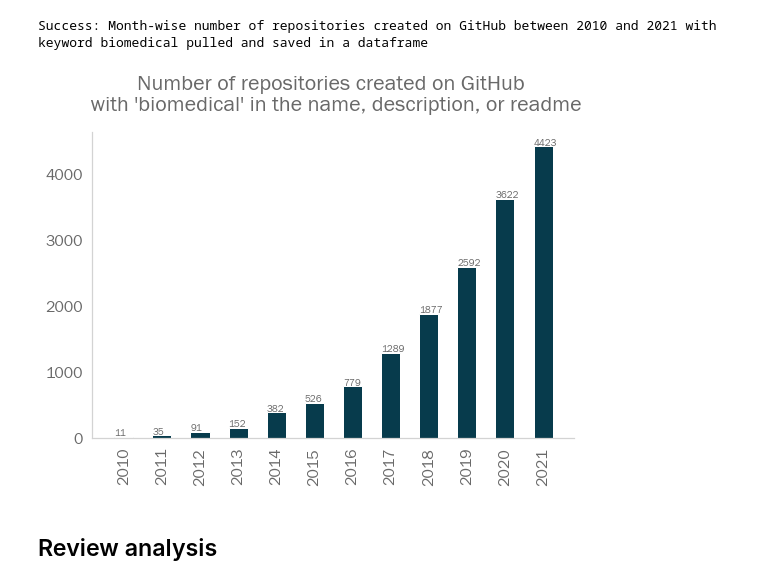
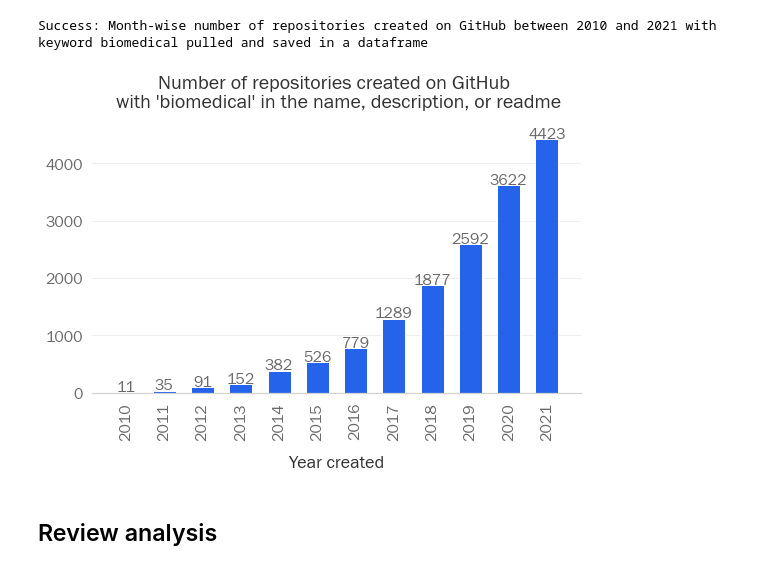
Before and after one commit to FAIR-BioRS/Code, a Jupyter notebook: main.ipynb, the cells around one changed output. Cells and saved outputs as stored; diff of their text form; code cells hidden in the pictures.

```diff
--- a/main.ipynb
+++ b/main.ipynb
@@ -11,6 +11,7 @@ import math
 from IPython.display import clear_output
 import re
 import collections
+import textwrap
 %matplotlib inline
 pd.set_option('display.max_colwidth', -1)
 
@@ -21,7 +22,8 @@ color_5 = '#ef476f'
 color_2 = '#ffd166'
 color_3 = '#06d6a0'
 color_4 = '#118ab2'
-color_1 = '#073b4c'
+#color_1 = '#073b4c'
+color_1 = '#2563EB'
 color_palette = [color_1, color_2, color_3, color_4, color_5, color_6]
 
 import seaborn as sns
@@ -58,9 +60,9 @@ def create_folder_if_not_exist(folder_path):
         os.mkdir(folder_path)
     return(folder_path)
 
-def save_image_png(fig, folder_path, plot_name):
+def save_image_png(fig, folder_path, plot_name, output_format):
     folder_path = create_folder_if_not_exist(folder_path)
-    file_name = plot_name + ".png"
+    file_name = plot_name + "." + output_format
     file_path = os.path.join(folder_path, file_name)
     fig.savefig(file_path, bbox_inches='tight')
 
@@ -131,27 +133,32 @@ Success: Month-wise number of repositories created on GitHub between 2010 and 20
 # %%
 # visualize results
 github_input_file = os.path.join('input','github_biomedical_repo_count_yearwise.csv')
 df = pd.read_csv(github_input_file)
 fig, ax = plt.subplots(figsize=(8,6))
-width = 0.5
+width = 0.6
 ind = 0
 x = df['year']
 y = df["count"]
 bars = ax.bar(x, y, width, color=color_palette[ind])
 for bar in bars:
     yval = bar.get_height()
-    ax.text(bar.get_x(), yval + 20, round(yval,1))
-ind+=1
+    xval = bar.get_x()
+    w = bar.get_width()
+    ax.text(xval + w/2, yval+20, round(yval,1), horizontalalignment='center',)
 ax.set_xticks(df['year'])
+ax.grid(axis='y', color = '#EEEEEE')
+ax.set_axisbelow(True)
 plt.xticks(fontsize=16)
 plt.yticks(fontsize=16)
-plt.title("Number of repositories created on GitHub \n with 'biomedical' in the name, description, or readme", fontsize = 22, y = 1.05)
+ax.spines['left'].set_visible(False)
+ax.set_xlabel('Year created', labelpad=15, color='#333333')
+plt.title("Number of repositories created on GitHub \n with 'biomedical' in the name, description, or readme", color='#333333', fontsize = 20, y = 1.05)
 plt.xticks(rotation=90, ha = 'center')
 fig.tight_layout()
 plot_name = 'github-biomedical-repo-count-yearwise'
-save_image_png(fig, 'output', plot_name)
+save_image_png(fig, 'output', plot_name, 'png')
 # %% [output]
-[figure, old version]
+[figure, new version]
 # %% [markdown]
 ## Review analysis
 # %%
```
Also changed, not shown: parts of 22 cells of this notebook, 12 other files.
